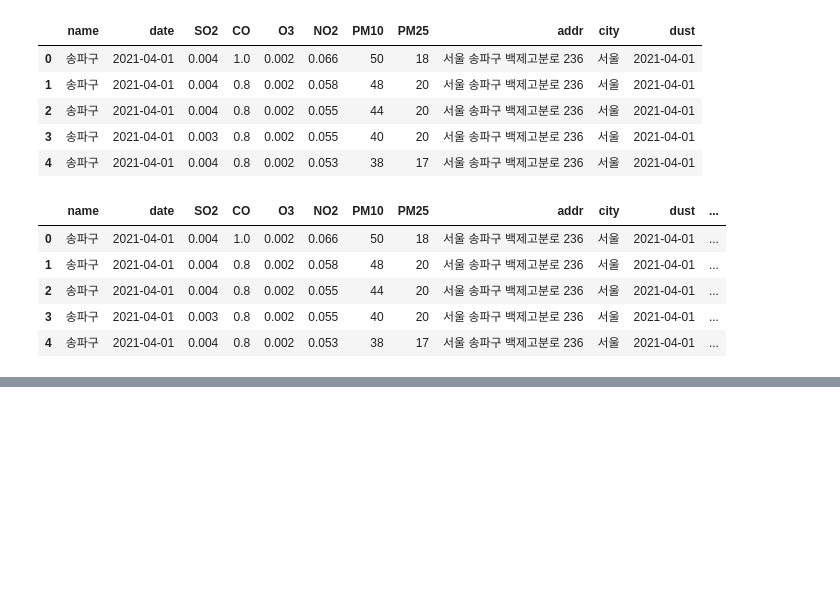
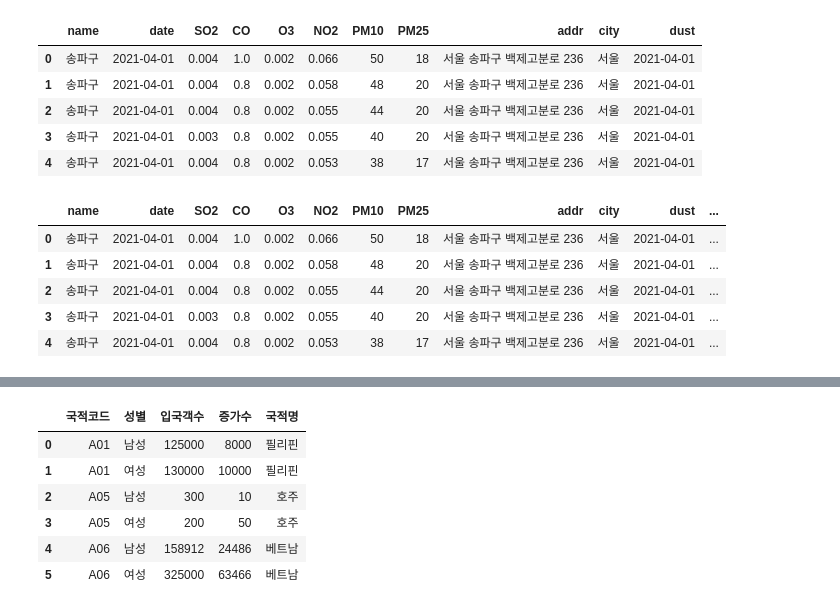
Before and after one commit to biiiing-lab/2024_Data_Analysis_Boot_Camp, a Jupyter notebook: CH03_Pandas/pandas_basic.ipynb, the cells around one changed output, grey strips where cells are left out. Drawn from its saved outputs; the diff is of its cells as text; code cells hidden in the pictures; blank space fills up the shorter version.

```diff
--- a/CH03_Pandas/pandas_basic.ipynb
+++ b/CH03_Pandas/pandas_basic.ipynb
@@ -358,3 +358,6 @@ dust.head()
 | 2 | 송파구 | 2021-04-01 | 0.004 | 0.8 | 0.002 | 0.055 | 44 | 20 | 서울 송파구 백제고분로 236 | 서울 | 2021-04-01 | ... |
 | 3 | 송파구 | 2021-04-01 | 0.003 | 0.8 | 0.002 | 0.055 | 40 | 20 | 서울 송파구 백제고분로 236 | 서울 | 2021-04-01 | ... |
 | 4 | 송파구 | 2021-04-01 | 0.004 | 0.8 | 0.002 | 0.053 | 38 | 17 | 서울 송파구 백제고분로 236 | 서울 | 2021-04-01 | ... |
+# %%
+s1 = pd.read_excel('./file/nation.xlsx')
+s2 = pd.read_excel('./file/code.xlsx')
@@ -360,0 +374,10 @@ dust.head()
+# %%
+pd.merge(s1, s2, on='국적코드')
+# %% [output]
+|  | 국적코드 | 성별 | 입국객수 | 증가수 | 국적명 |
+| 0 | A01 | 남성 | 125000 | 8000 | 필리핀 |
+| 1 | A01 | 여성 | 130000 | 10000 | 필리핀 |
+| 2 | A05 | 남성 | 300 | 10 | 호주 |
+| 3 | A05 | 여성 | 200 | 50 | 호주 |
+| 4 | A06 | 남성 | 158912 | 24486 | 베트남 |
+| 5 | A06 | 여성 | 325000 | 63466 | 베트남 |
```
Also changed, not shown: parts of 3 cells of this notebook.
